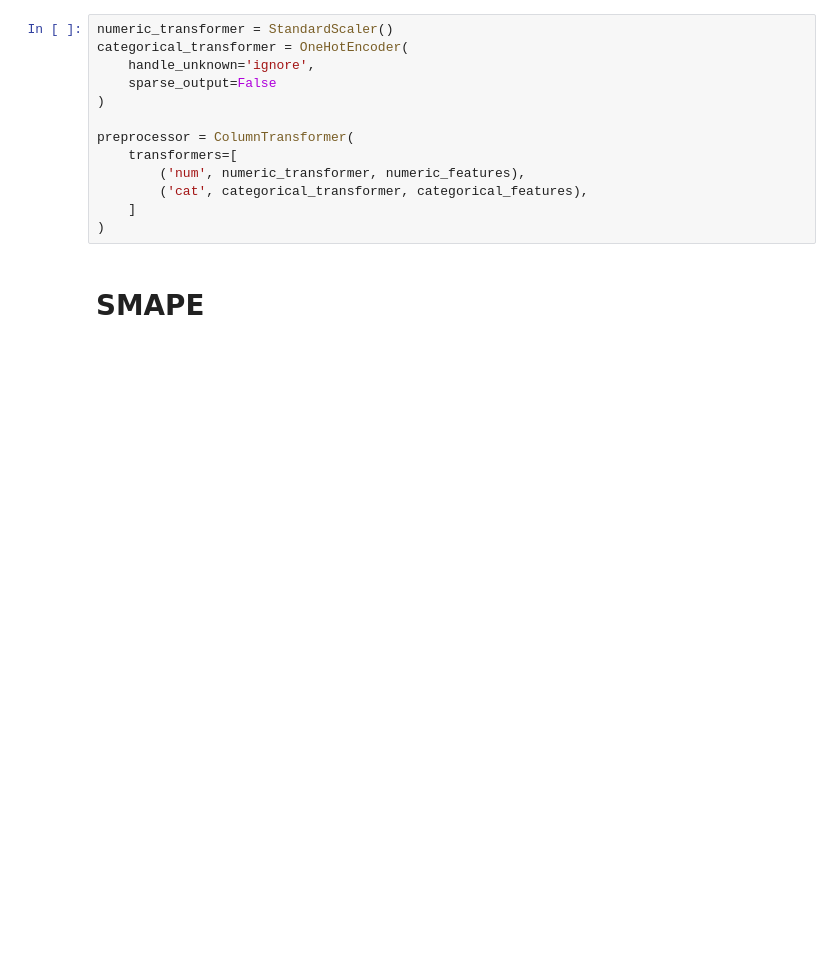
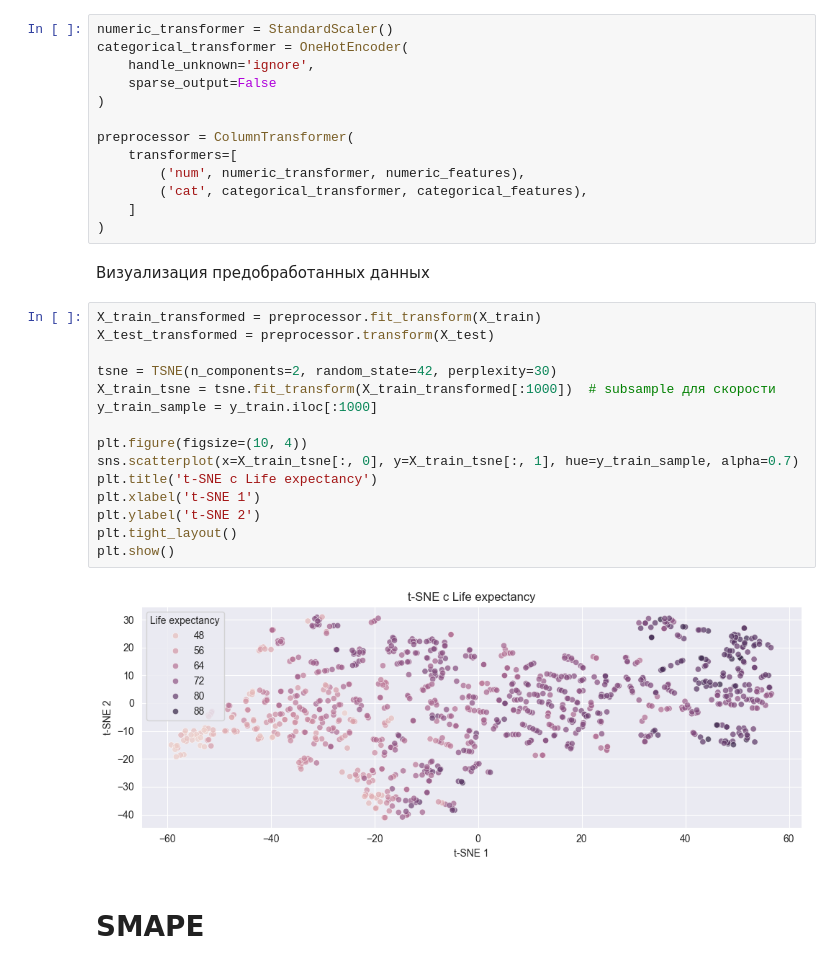
Before and after one commit to SavinskiVladimir/IntelliganceSystems, a Jupyter notebook: regression/life_exp.ipynb, the cells around one changed output. Drawn from its saved outputs; the diff is of its cells as text; blank space fills up the shorter version.

Commit message:
Добавил визуализацию предобработанных данных

```diff
--- a/regression/life_exp.ipynb
+++ b/regression/life_exp.ipynb
@@ -175,6 +176,25 @@ preprocessor = ColumnTransformer(
         ('cat', categorical_transformer, categorical_features),
     ]
 )
+# %% [markdown]
+Визуализация предобработанных данных
+# %%
+X_train_transformed = preprocessor.fit_transform(X_train)
+X_test_transformed = preprocessor.transform(X_test)
+
+tsne = TSNE(n_components=2, random_state=42, perplexity=30)
+X_train_tsne = tsne.fit_transform(X_train_transformed[:1000])  # subsample для скорости
+y_train_sample = y_train.iloc[:1000]
+
+plt.figure(figsize=(10, 4))
+sns.scatterplot(x=X_train_tsne[:, 0], y=X_train_tsne[:, 1], hue=y_train_sample, alpha=0.7)
+plt.title('t-SNE с Life expectancy')
+plt.xlabel('t-SNE 1')
+plt.ylabel('t-SNE 2')
+plt.tight_layout()
+plt.show()
+# %% [output]
+[figure, added]
 # %% [markdown]
 # SMAPE
 # %%
```
Also changed, not shown: parts of 1 cell of this notebook.
